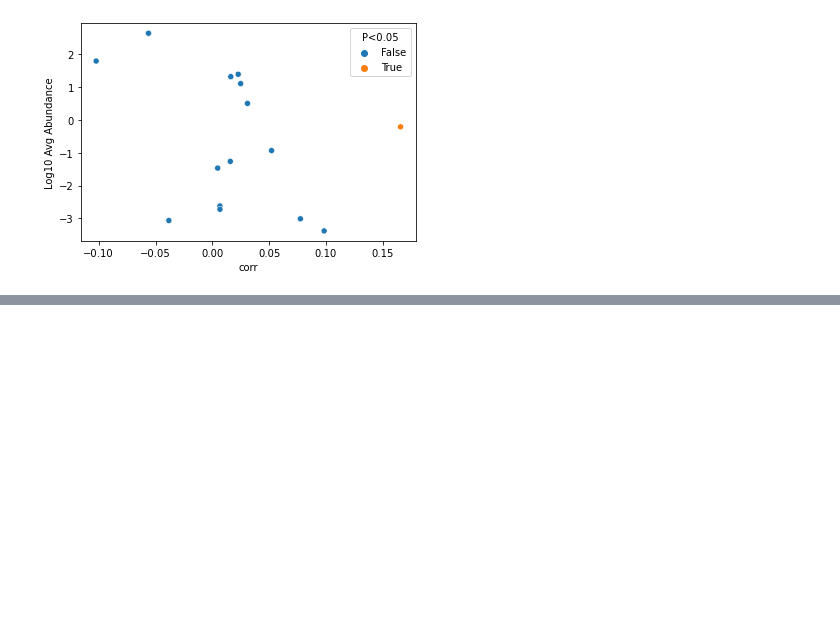
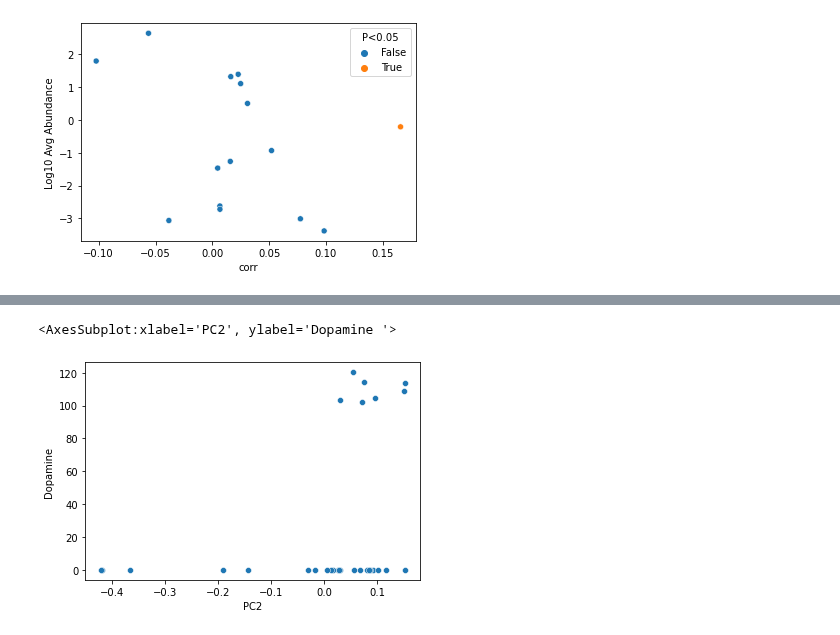
Before and after one commit to sterrettJD/GT-micro-metabo, a Jupyter notebook: analysis/Neurotransmitters.ipynb, the cells around one changed output, grey strips where cells are left out. Drawn from its saved outputs; the diff is of its cells as text; code cells hidden in the pictures; blank space fills up the shorter version.

```diff
--- a/analysis/Neurotransmitters.ipynb
+++ b/analysis/Neurotransmitters.ipynb
@@ -266,0 +316,5 @@ brain_mantel_results_u[brain_mantel_results_u["P<0.05"]].sort_values("corr", asc
+# %%
+sns.scatterplot(x=microbiome_pcoa_u_uni.samples["PC2"], y=plasma_samples["Dopamine "])
+# %% [output]
+<AxesSubplot:xlabel='PC2', ylabel='Dopamine '>
+[figure, added]
```
Also changed, not shown: parts of 26 cells of this notebook.
